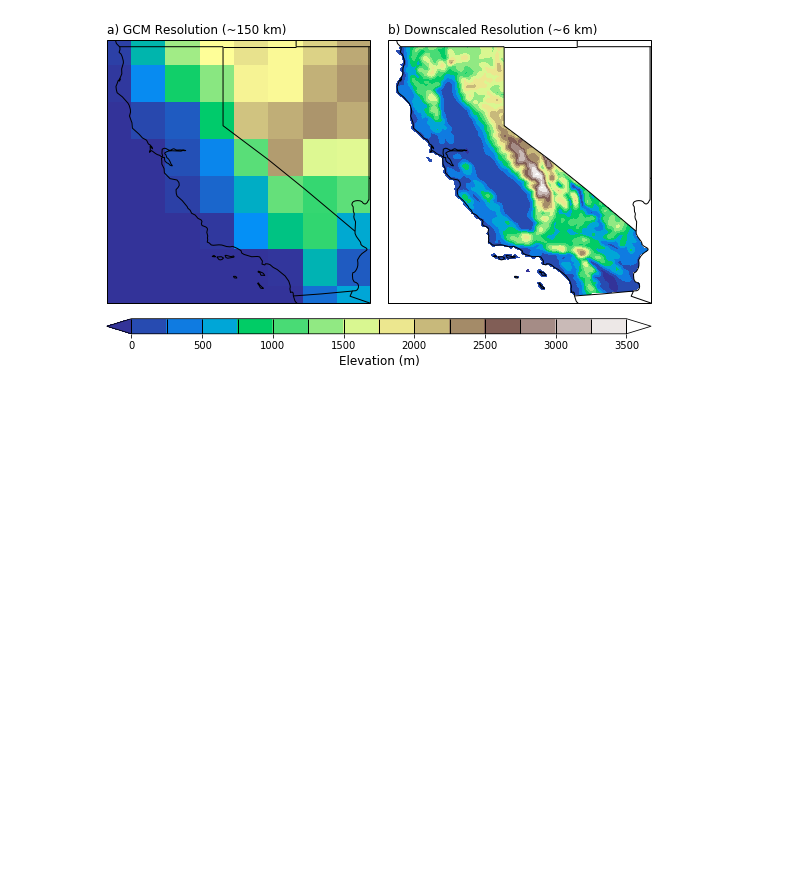
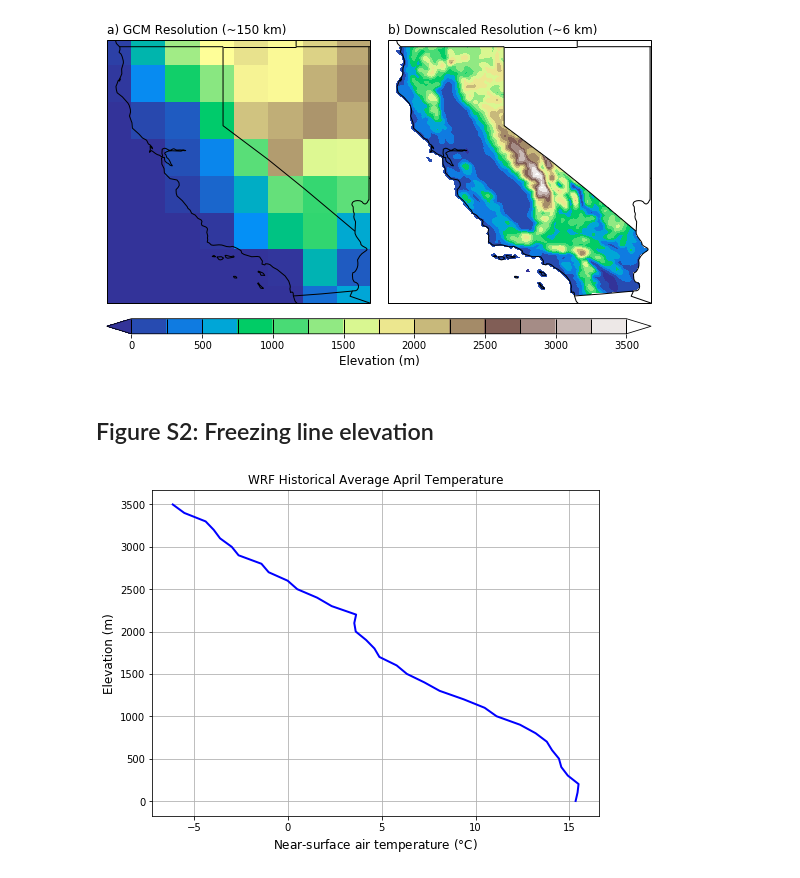
Before and after one commit to neil-berg/doe-downscaling, a Jupyter notebook: paper-figures.ipynb, the cells around one changed output. Saved outputs shown, nothing was run; the diff lists cells and outputs as text; code cells hidden in the pictures; blank space fills up the shorter version.

Commit message:
Supp Figure 2

```diff
--- a/paper-figures.ipynb
+++ b/paper-figures.ipynb
@@ -1031,3 +1031,57 @@ cbar.set_label('Elevation (m)', fontsize=12)
 plt.savefig('/Users/nberg/projects/doe/figures/FigureS1.jpeg', dpi=300, bbox_inches='tight')
 # %% [output]
 [figure]
+# %% [markdown]
+## Figure S2: Freezing line elevation
+# %%
+inv_dir = '/Users/nberg/projects/doe/data/invariant/'
+data_dir = '/Users/nberg/projects/doe/data/processed/'
+dest_dir = '/Users/nberg/projects/doe/figures/'
+
+# Same grid CA mask
+mask_nc = netCDF4.Dataset(inv_dir+'same_grid_CA_mask.nc')
+ca_mask = mask_nc.variables['landmask'][:,:]
+mask_nc.close()
+
+# Regridded WRF d02 topography
+inv_nc = netCDF4.Dataset(inv_dir+'invariant_d02_same_grid.nc')
+hgt = inv_nc.variables['HGT'][0,:,:]
+inv_nc.close()
+
+# WRF
+wrf_hist_nc = netCDF4.Dataset(data_dir+'wrfpost_d02_1991-2000_04_T2_same_grid.nc', 'r')
+same_lat = wrf_hist_nc.variables['lat'][:]
+same_lon = wrf_hist_nc.variables['lon'][:]
+wrf_hist_t2 = wrf_hist_nc.variables['T2'][:,:] -273.15
+wrf_hist_nc.close()
+
+# DataFrame of HGT, ca_mask, WRF, LOCA-WRF, and LOCA-Livneh
+# for binning tmax changes by elevation band
+df = pd.DataFrame()
+df['HGT'] = hgt.flatten()
+df['MASK'] = ca_mask.flatten()
+df['T2'] = wrf_hist_t2.flatten()
+
+# Retain only CA grid cells and non-NaNs
+# df = df[(df['MASK'] == 1) & (df['WRF'] > 0)]
+df = df[(df['MASK'] == 1) & (df['T2'] > -100)]
+
+# Compute avg warming in 100m elevation intervals
+wrf_list = []
+for h in range(0,3600,100):
+    temp_df = df[(df['HGT'] >= h) & (df['HGT'] < h + 100)].mean()
+    wrf_list.append(temp_df['T2'])
+
+
+# # Temperature change vs. elevation
+fig = plt.figure(figsize=(8,6))
+elev_ticks = [tick for tick in range(0,3600,100)]
+ax = fig.add_subplot(1, 1, 1, adjustable='box')
+plot = ax.plot(wrf_list, elev_ticks, color='blue', linewidth=2, label='WRF')
+plt.grid(True)
+ax.set_ylabel('Elevation (m)', fontsize=12)
+ax.set_xlabel('Near-surface air temperature ($\degree$C)', fontsize=12)
+ax.set_title('WRF Historical Average April Temperature')
+plt.savefig('/Users/nberg/projects/doe/figures/FigureS2.jpeg', dpi=300, bbox_inches='tight')
+# %% [output]
+[figure, added]
```
